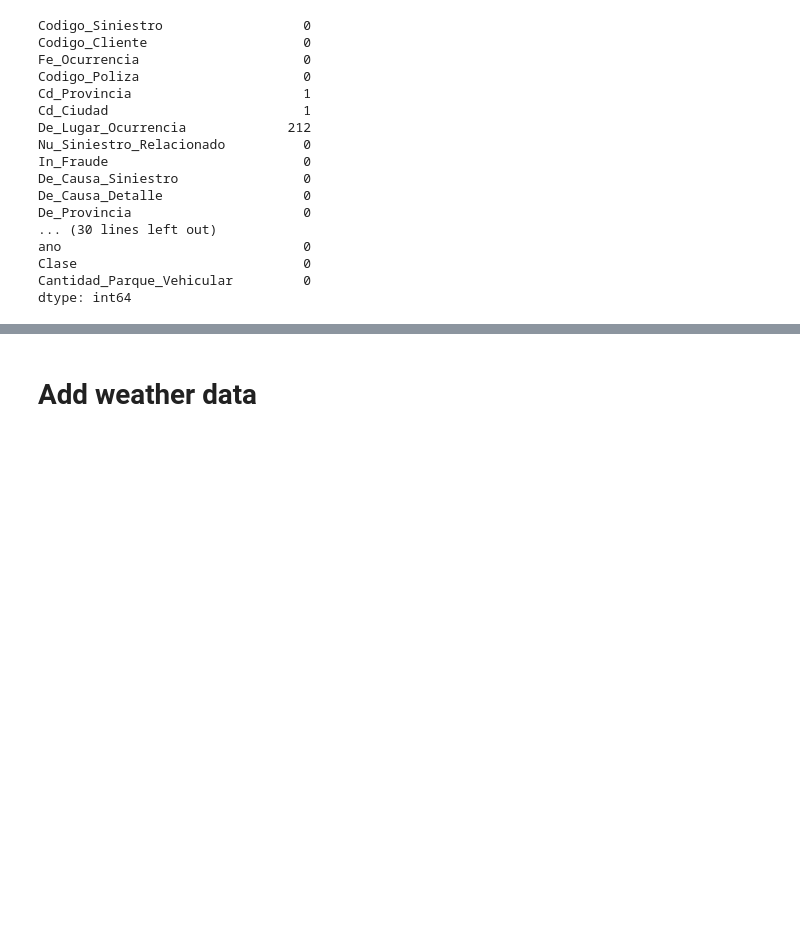
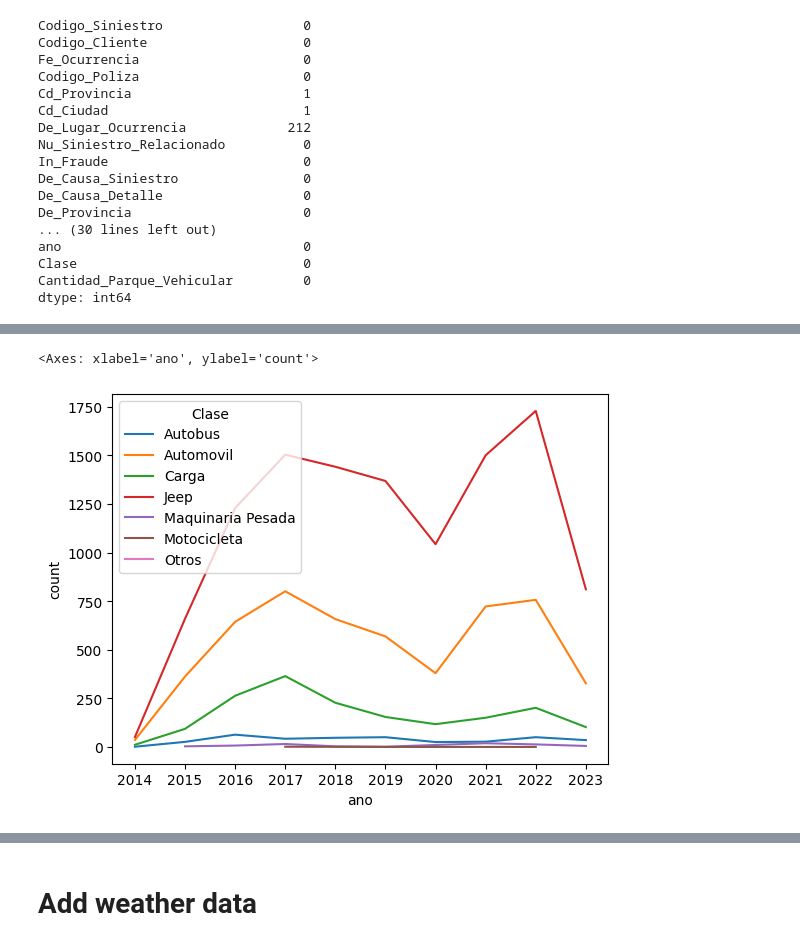
Before and after one commit to josegarciav/Datathon_BDO_2023, a Jupyter notebook: Etapa 1 - Datathon 2023.ipynb, the cells around one changed output, grey strips where cells are left out. Drawn from its saved outputs; the diff is of its cells as text; code cells hidden in the pictures; blank space fills up the shorter version.

```diff
--- a/Etapa 1 - Datathon 2023.ipynb
+++ b/Etapa 1 - Datathon 2023.ipynb
@@ -491,0 +487,4 @@ df3
+# %%
+df3['Tipo_Dia'] = 'Weekday'
+df3.loc[df3['Fe_Ocurrencia'].dt.weekday > 4, 'Tipo_Dia'] = 'Weekend'
+df3
@@ -491,0 +505,6 @@ df3
+# %%
+grouped_data = df3.groupby(['ano', 'Clase']).size().reset_index(name='count')
+sns.lineplot(data=grouped_data, x='ano', y='count', hue='Clase')
+# %% [output]
+<Axes: xlabel='ano', ylabel='count'>
+[figure, added]
```
Also changed, not shown: parts of 19 cells of this notebook, 4 other files.
